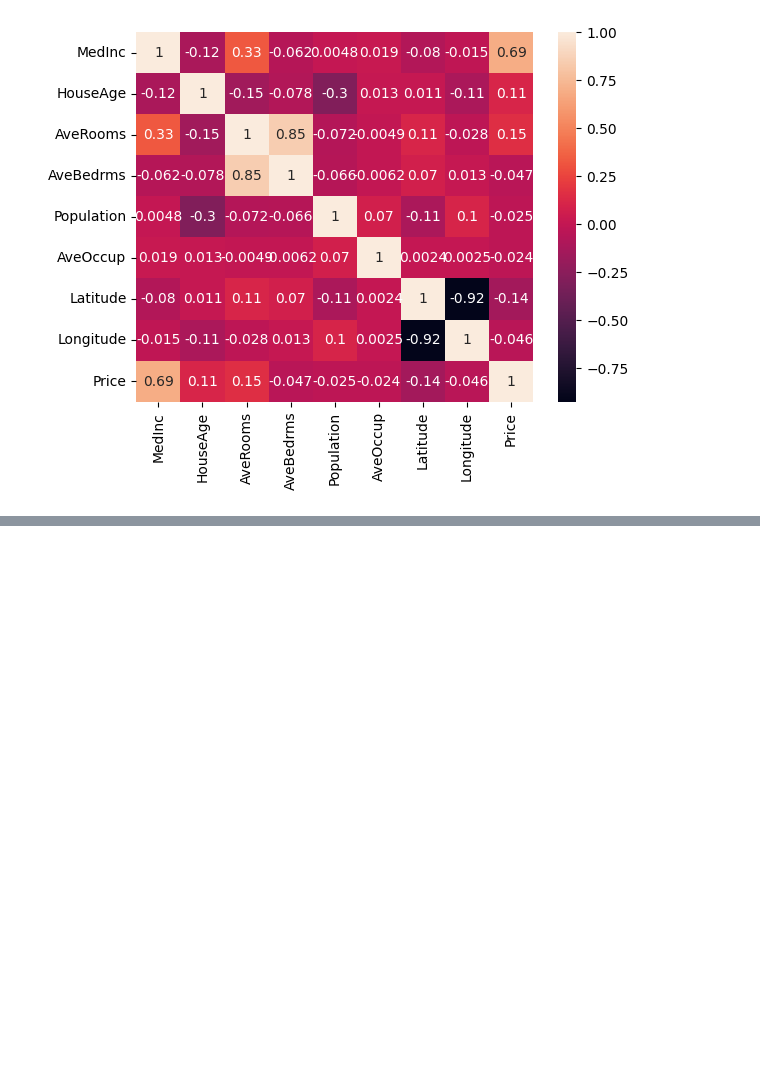
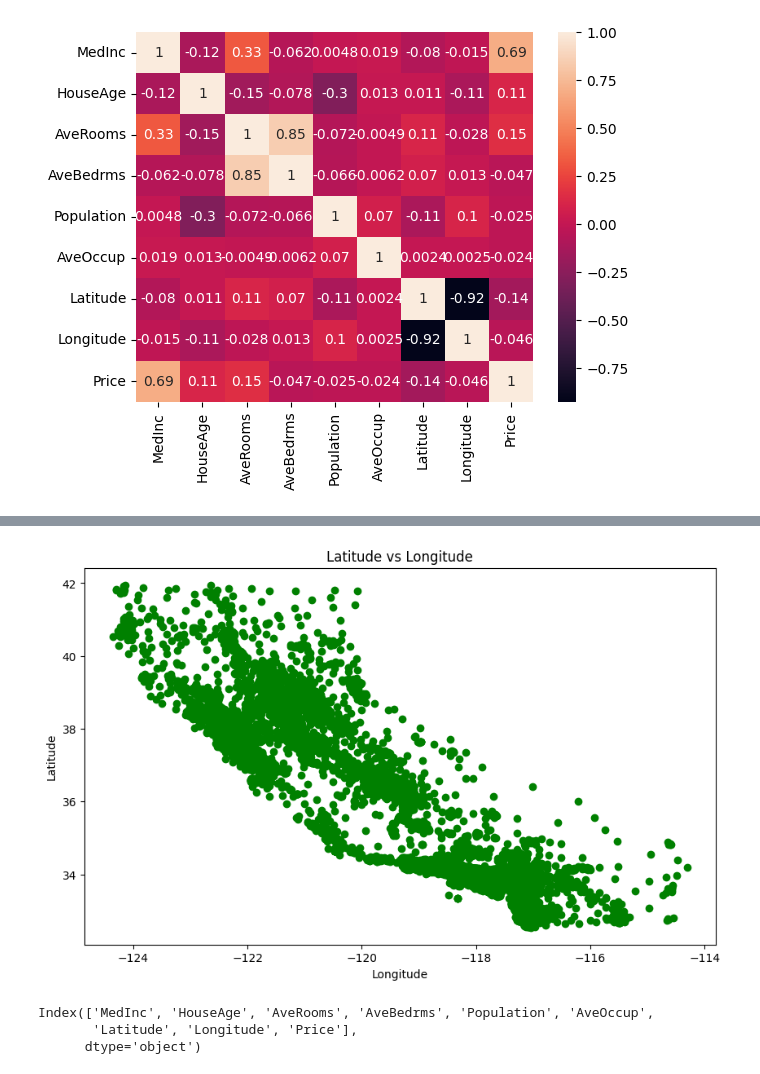
Before and after one commit to Ashok-Prajapati2/Machine-Learning, a Jupyter notebook: Projects/Multiple-Linear-Reg/model.ipynb, the cells around one changed output, grey strips where cells are left out. Saved outputs shown, nothing was run; the diff lists cells and outputs as text; code cells hidden in the pictures; blank space fills up the shorter version.

```diff
--- a/Projects/Multiple-Linear-Reg/model.ipynb
+++ b/Projects/Multiple-Linear-Reg/model.ipynb
@@ -144,0 +157,10 @@ sns.heatmap(df.corr(), annot=True)
+# %%
+plot_feature('Longitude','Latitude')
+# %% [output]
+[figure, added]
+# %%
+df.columns
+# %% [output]
+Index(['MedInc', 'HouseAge', 'AveRooms', 'AveBedrms', 'Population', 'AveOccup',
+       'Latitude', 'Longitude', 'Price'],
+      dtype='object')
```
Also changed, not shown: parts of 18 cells of this notebook.
